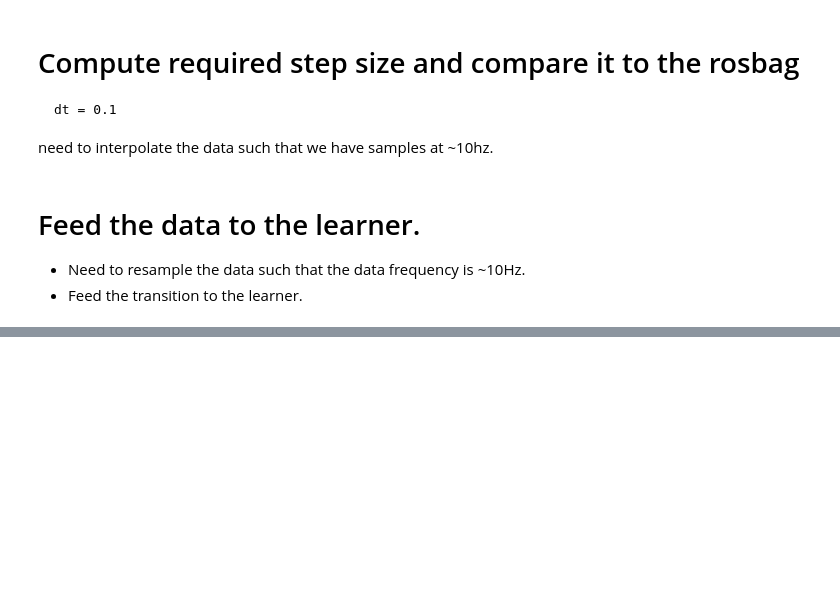
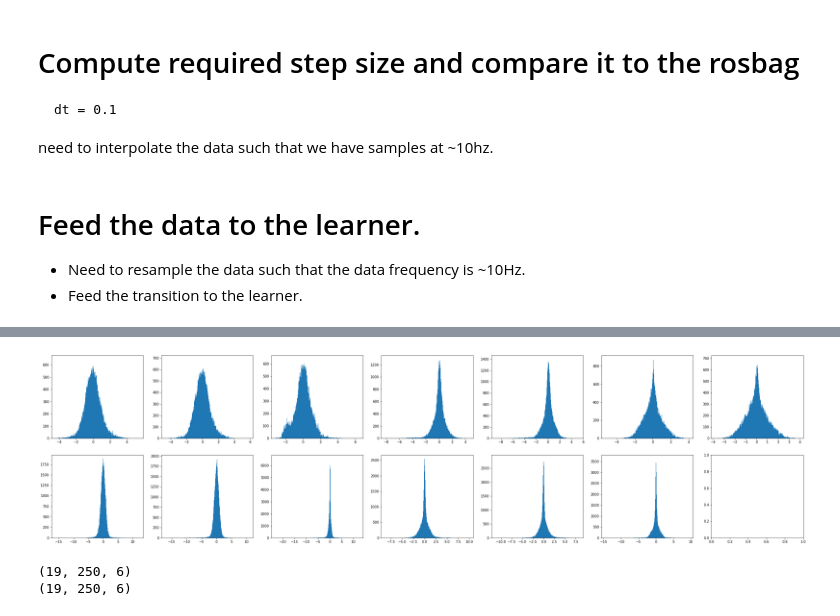
Before and after one commit to NicolayP/mppi-tf, a Jupyter notebook: scripts/learn.ipynb, the cells around one changed output, grey strips where cells are left out. Drawn from its saved outputs; the diff is of its cells as text; code cells hidden in the pictures; blank space fills up the shorter version.

```diff
--- a/scripts/learn.ipynb
+++ b/scripts/learn.ipynb
@@ -122 +260,18 @@ feed_learner(learner, dataDir)
+# %%
+fig, ax = plt.subplots(figsize=(40, 10), nrows=2, ncols=7)
+_ = ax[0, 0].hist(yQuat[:, 0], bins=1000)
+_ = ax[0, 1].hist(yQuat[:, 1], bins=1000)
+_ = ax[0, 2].hist(yQuat[:, 2], bins=1000)
+_ = ax[0, 3].hist(yQuat[:, 3], bins=1000)
+_ = ax[0, 4].hist(yQuat[:, 4], bins=1000)
+_ = ax[0, 5].hist(yQuat[:, 5], bins=1000)
+_ = ax[0, 6].hist(yQuat[:, 6], bins=1000)
+_ = ax[1, 0].hist(yQuat[:, 7], bins=1000)
+_ = ax[1, 1].hist(yQuat[:, 8], bins=1000)
+_ = ax[1, 2].hist(yQuat[:, 9], bins=1000)
+_ = ax[1, 3].hist(yQuat[:, 10], bins=1000)
+_ = ax[1, 4].hist(yQuat[:, 11], bins=1000)
+_ = ax[1, 5].hist(yQuat[:, 12], bins=1000)
+# %% [output]
+[figure, added]
 # %%
@@ -179,4 +352,10 @@ def validation(valDir, nbRuns):
     actionSeqs = np.concatenate(actionSeqs, axis=0)
     return trajs, actionSeqs
 # %%
-trajs, actionSeqs = validation(valDir, 19)
+trajsQuat, actionSeqsQuat = validation(valDir, 19)
+trajsEuler, actionSeqsEuler = validation(valDir, 19, quat=False)
+print(actionSeqsQuat.shape)
+print(actionSeqsEuler.shape)
+# %% [output]
+(19, 250, 6)
+(19, 250, 6)
```
Also changed, not shown: parts of 14 cells of this notebook, 8 other files.
